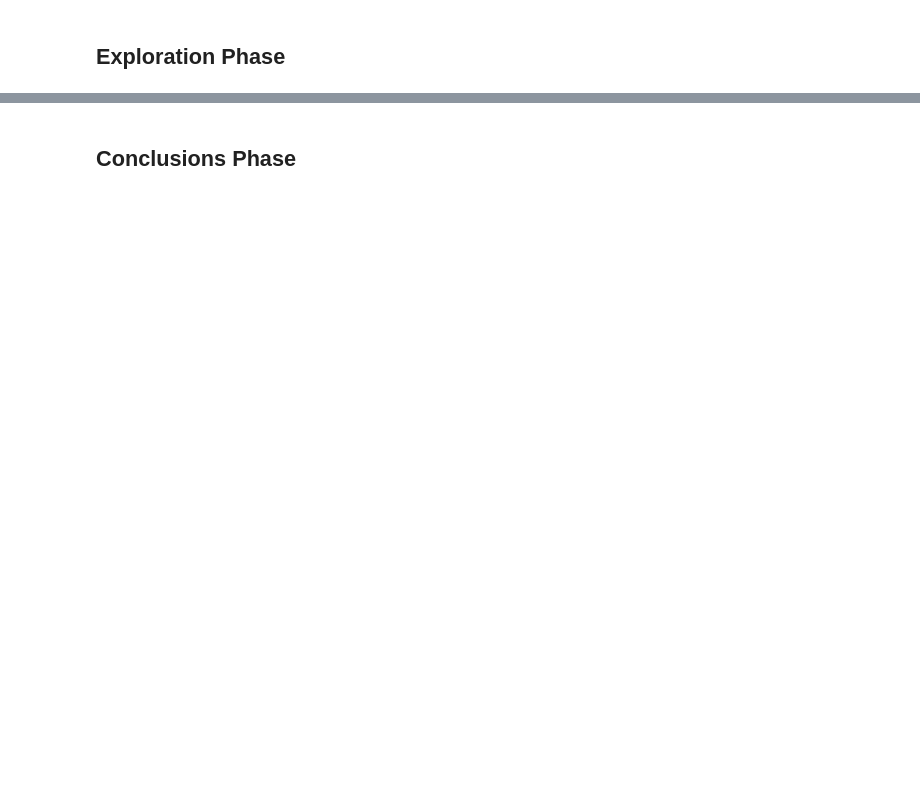
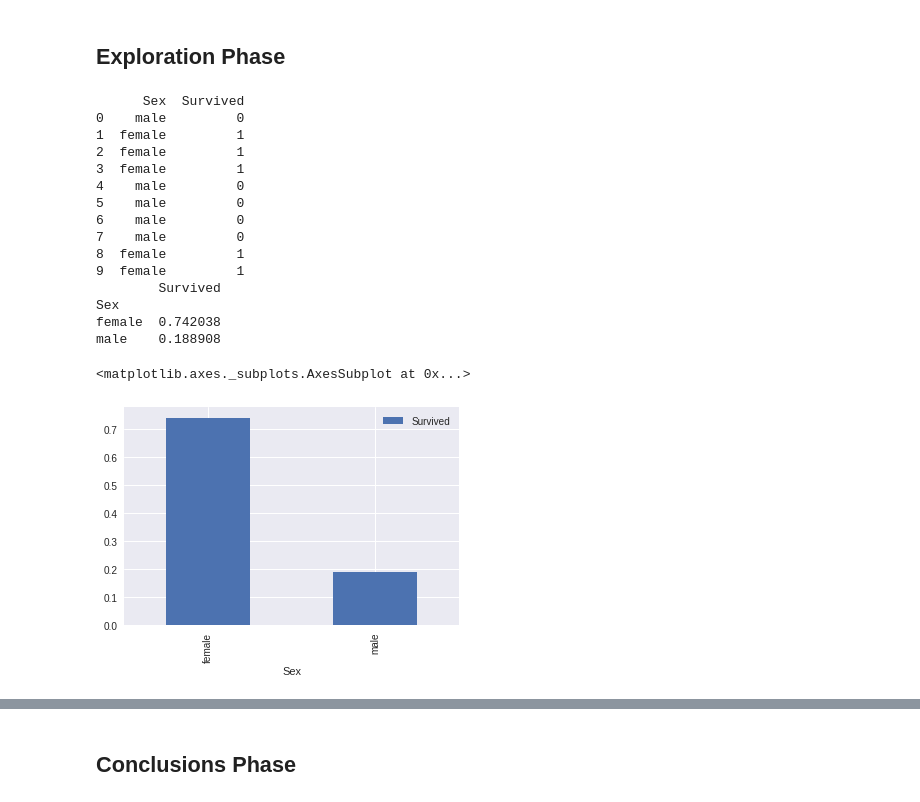
Before and after one commit to sunpochin/dand-p2-investigate-titanic-data, a Jupyter notebook: investigate-titanic-data.ipynb, the cells around one changed output, grey strips where cells are left out. Saved outputs shown, nothing was run; the diff lists cells and outputs as text; code cells hidden in the pictures; blank space fills up the shorter version.

```diff
--- a/investigate-titanic-data.ipynb
+++ b/investigate-titanic-data.ipynb
@@ -247,0 +228,3 @@ i give uo age
+# %%
+new_df = df.drop(['Cabin','Age'], axis = 1)
+new_df.info()
@@ -248,8 +248,26 @@ i give uo age
 # %% [markdown]
 ## Exploration Phase
 # %%
-sex_survived = df[['Sex', 'Survived']].groupby(['Sex'],as_index=False)
+sex_survived = new_df[['Sex', 'Survived']].groupby(['Sex'],as_index=False)
 print( sex_survived.head() )
-sex_survived = df[['Sex', 'Survived']].groupby(['Sex'],as_index=False).mean()
+sex_survived = new_df[['Sex', 'Survived']].groupby(['Sex'],as_index=True).mean()
 print( sex_survived )
 sex_survived.plot.bar()
+# %% [output]
+      Sex  Survived
+0    male         0
+1  female         1
+2  female         1
+3  female         1
+4    male         0
+5    male         0
+6    male         0
+7    male         0
+8  female         1
+9  female         1
+        Survived
+Sex
+female  0.742038
+male    0.188908
+<matplotlib.axes._subplots.AxesSubplot at 0x...>
+[figure, added]
```
Also changed, not shown: parts of 25 cells of this notebook.
